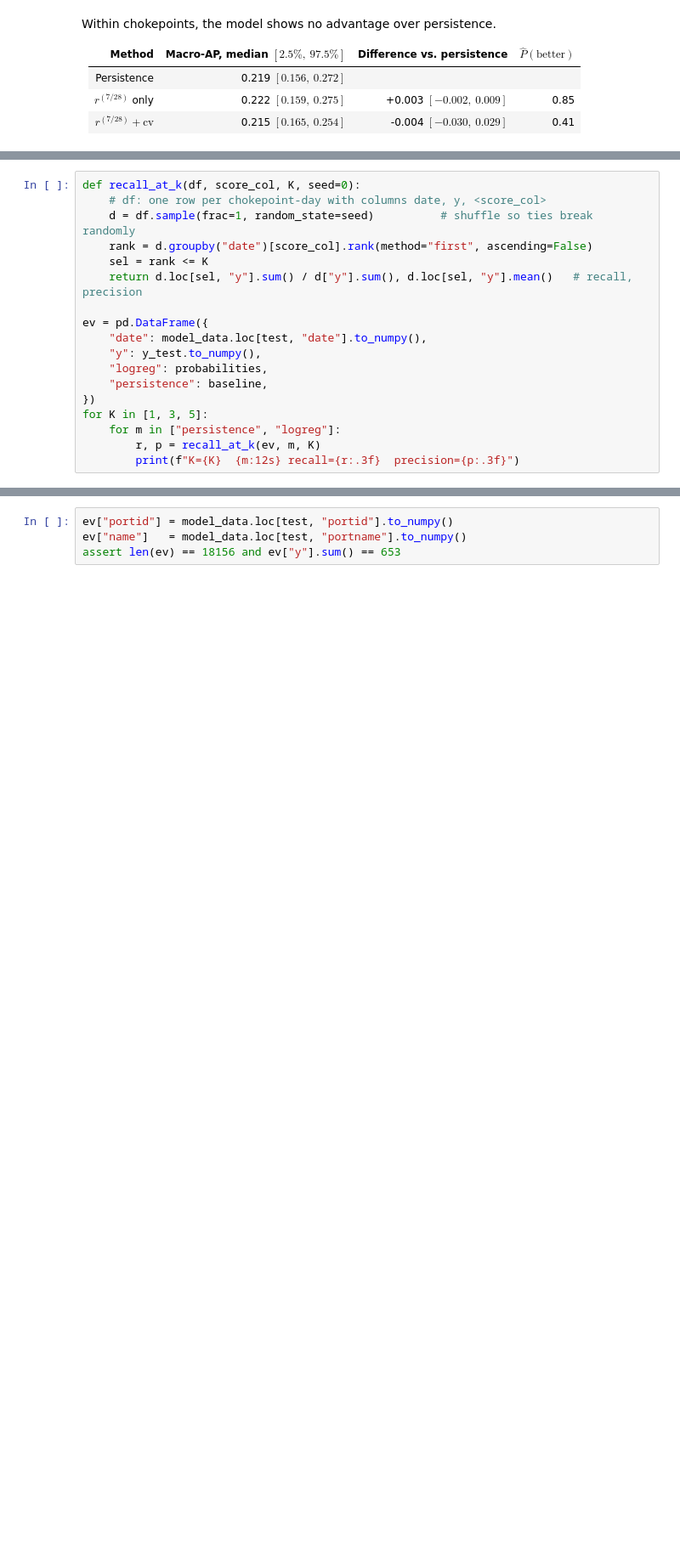
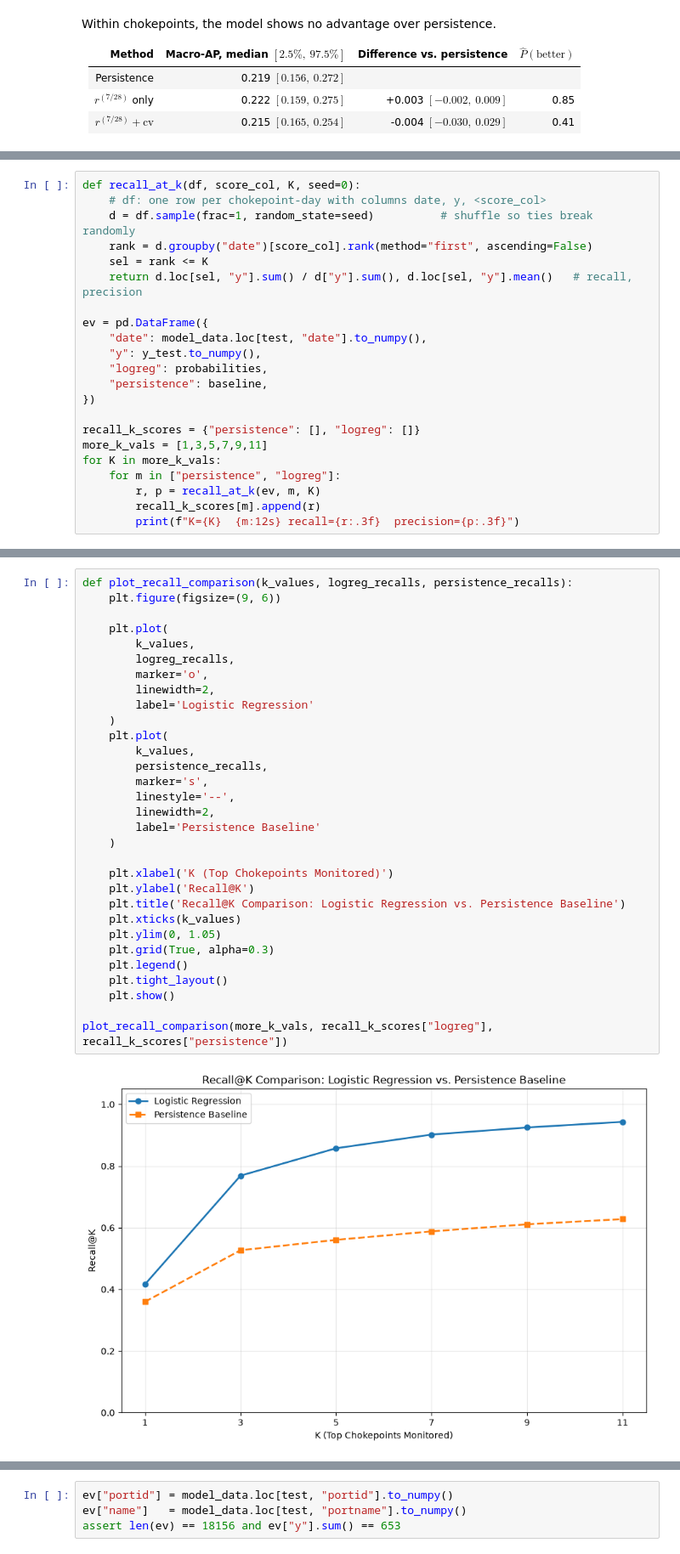
Before and after one commit to samAmabile/Maritime, a Jupyter notebook: report.ipynb, the cells around one changed output, grey strips where cells are left out. Shown at 85% size. Cells and saved outputs as stored; diff of their text form; blank space fills up the shorter version.

```diff
--- a/report.ipynb
+++ b/report.ipynb
@@ -1585,9 +1827,13 @@ ev = pd.DataFrame({
     "logreg": probabilities,
     "persistence": baseline,
 })
-for K in [1, 3, 5]:
+
+recall_k_scores = {"persistence": [], "logreg": []}
+more_k_vals = [1,3,5,7,9,11]
+for K in more_k_vals:
     for m in ["persistence", "logreg"]:
         r, p = recall_at_k(ev, m, K)
+        recall_k_scores[m].append(r)
         print(f"K={K}  {m:12s} recall={r:.3f}  precision={p:.3f}")
 # %% [output]
 K=1  persistence  recall=0.360  precision=0.362
@@ -1598,0 +1851,33 @@ K=5  logreg       recall=0.858  precision=0.173
+# %%
+def plot_recall_comparison(k_values, logreg_recalls, persistence_recalls):
+    plt.figure(figsize=(9, 6))
+
+    plt.plot(
+        k_values,
+        logreg_recalls,
+        marker='o',
+        linewidth=2,
+        label='Logistic Regression'
+    )
+    plt.plot(
+        k_values,
+        persistence_recalls,
+        marker='s',
+        linestyle='--',
+        linewidth=2,
+        label='Persistence Baseline'
+    )
+
+    plt.xlabel('K (Top Chokepoints Monitored)')
+    plt.ylabel('Recall@K')
+    plt.title('Recall@K Comparison: Logistic Regression vs. Persistence Baseline')
+    plt.xticks(k_values)
+    plt.ylim(0, 1.05)
+    plt.grid(True, alpha=0.3)
+    plt.legend()
+    plt.tight_layout()
+    plt.show()
+
+plot_recall_comparison(more_k_vals, recall_k_scores["logreg"], recall_k_scores["persistence"])
+# %% [output]
+[figure, added]
```
Also changed, not shown: parts of 17 cells of this notebook, 2 other files.
